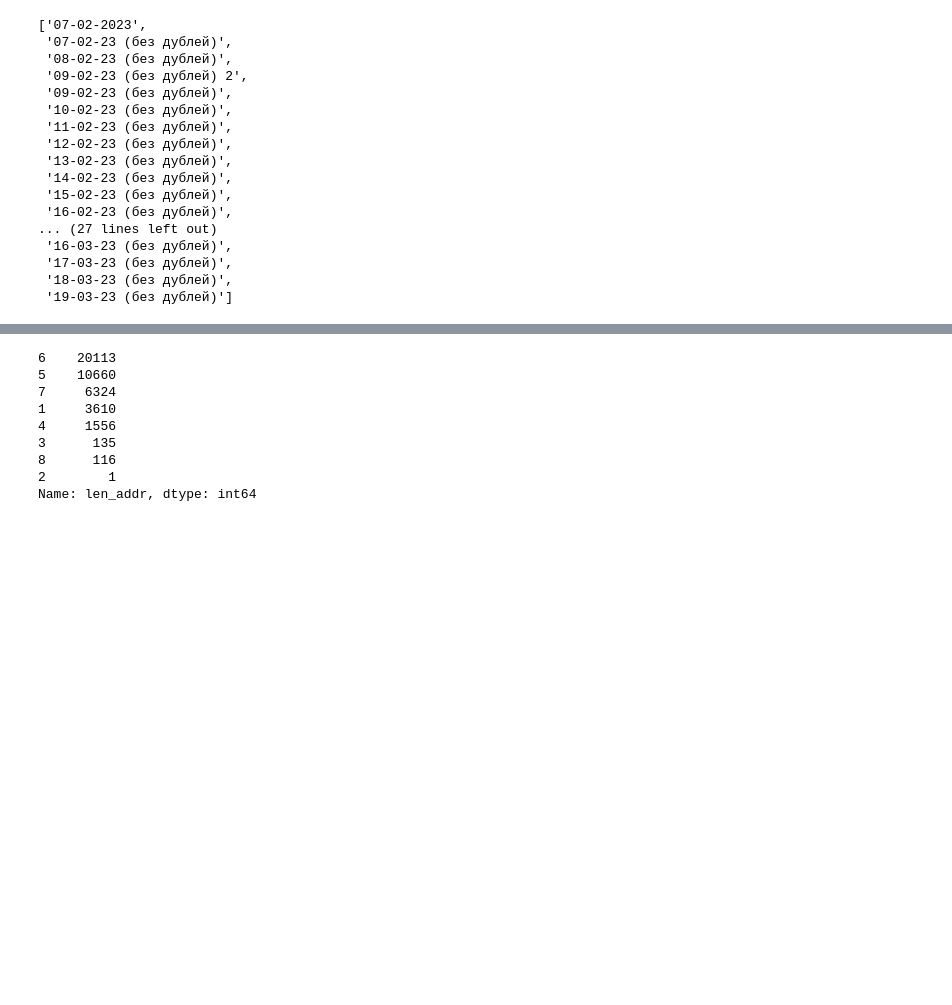
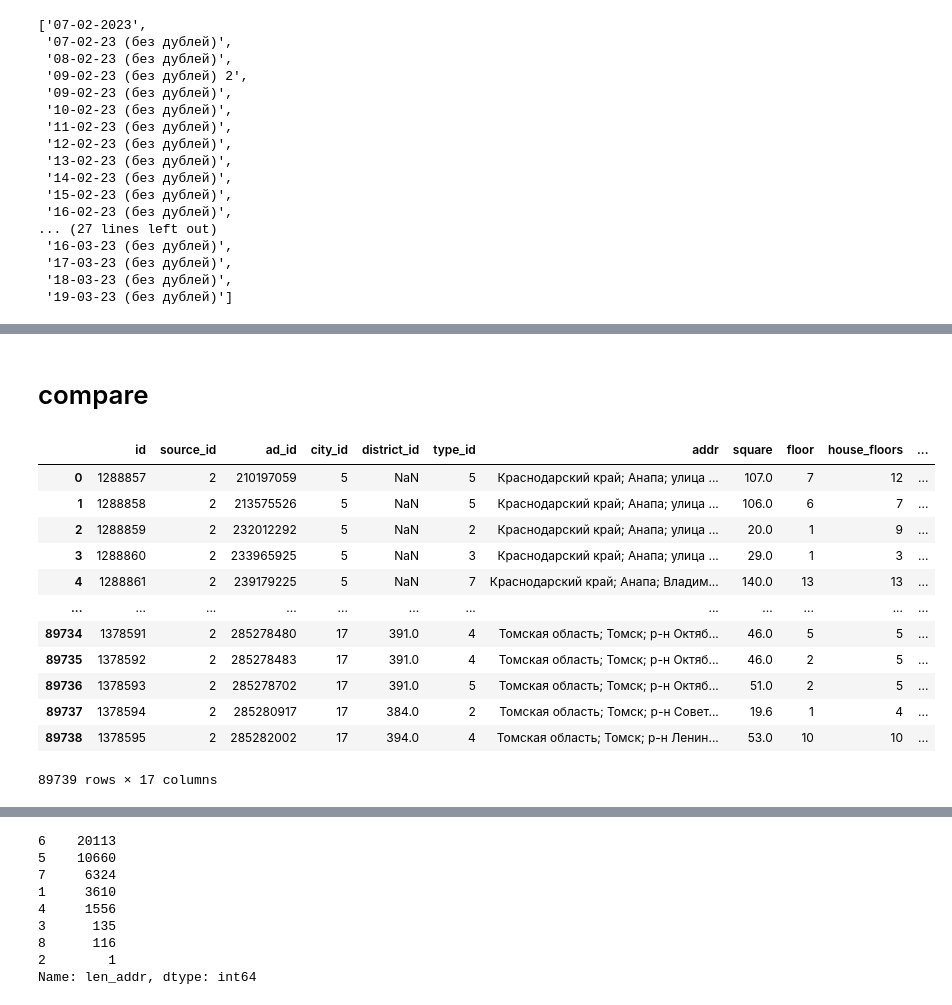
Before and after one commit to Nedvizhka/yadisk_loader, a Jupyter notebook: dev_check_jupyter/parse_avito_to_realty_prices.ipynb, the cells around one changed output, grey strips where cells are left out. Saved outputs shown, nothing was run; the diff lists cells and outputs as text; code cells hidden in the pictures; blank space fills up the shorter version.

```diff
--- a/dev_check_jupyter/parse_avito_to_realty_prices.ipynb
+++ b/dev_check_jupyter/parse_avito_to_realty_prices.ipynb
@@ -1255,0 +1318,36 @@ asd.split('\n')[:-1]
+# %%
+import configparser
+
+config = configparser.ConfigParser()
+config.read('config.ini')
+ssh_host = config['database']['ssh_host_test']
+ssh_port = int(config['database']['ssh_port'])
+ssh_username = config['database']['ssh_username']
+ssh_password = config['database']['ssh_password']
+database_username = config['database']['database_username']
+database_password = config['database']['database_password']
+database_name = config['database']['database_name']
+localhost = config['database']['localhost']
+localhost_port = int(config['database']['localhost_port'])
+table_name = config['database']['table_name']
+ya_api = config['yandex']['ya_api']
+ya_link = config['yandex']['ya_link']
+ya_token = config['yandex']['ya_token']
+# %%
+sql_server, sql_engine = get_sql_engine(ssh_host, ssh_port, ssh_username, ssh_password, localhost,
+                                        localhost_port, database_username, database_password, database_name)
+# %%
+def get_version(engine):
+    last_version = "SELECT * FROM realty WHERE source_id = 2 AND date = '2023-03-24'"
+    try:
+        con_obj=engine.connect()
+        last_version_db = pd.read_sql(text(last_version), con=con_obj)
+        con_obj.close()
+        exc_code = None
+    except Exception as exc:
+        print(exc)
+        city_db = None
+        exc_code = exc.code
+    return last_version_db, exc_code
+# %%
+csv_version = get_version(sql_engine)[0]
@@ -1255,0 +1356,18 @@ asd.split('\n')[:-1]
+# %% [markdown]
+# compare
+# %%
+csv_version
+# %% [output]
+|  | id | source_id | ad_id | city_id | district_id | type_id | addr | square | floor | house_floors | ... |
+| 0 | 1288857 | 2 | 210197059 | 5 | NaN | 5 | Краснодарский край; Анапа; улица ... | 107.0 | 7 | 12 | ... |
+| 1 | 1288858 | 2 | 213575526 | 5 | NaN | 5 | Краснодарский край; Анапа; улица ... | 106.0 | 6 | 7 | ... |
+| 2 | 1288859 | 2 | 232012292 | 5 | NaN | 2 | Краснодарский край; Анапа; улица ... | 20.0 | 1 | 9 | ... |
+| 3 | 1288860 | 2 | 233965925 | 5 | NaN | 3 | Краснодарский край; Анапа; улица ... | 29.0 | 1 | 3 | ... |
+| 4 | 1288861 | 2 | 239179225 | 5 | NaN | 7 | Краснодарский край; Анапа; Владим... | 140.0 | 13 | 13 | ... |
+| ... | ... | ... | ... | ... | ... | ... | ... | ... | ... | ... | ... |
+| 89734 | 1378591 | 2 | 285278480 | 17 | 391.0 | 4 | Томская область; Томск; р-н Октяб... | 46.0 | 5 | 5 | ... |
+| 89735 | 1378592 | 2 | 285278483 | 17 | 391.0 | 4 | Томская область; Томск; р-н Октяб... | 46.0 | 2 | 5 | ... |
+| 89736 | 1378593 | 2 | 285278702 | 17 | 391.0 | 5 | Томская область; Томск; р-н Октяб... | 51.0 | 2 | 5 | ... |
+| 89737 | 1378594 | 2 | 285280917 | 17 | 384.0 | 2 | Томская область; Томск; р-н Совет... | 19.6 | 1 | 4 | ... |
+| 89738 | 1378595 | 2 | 285282002 | 17 | 394.0 | 4 | Томская область; Томск; р-н Ленин... | 53.0 | 10 | 10 | ... |
+89739 rows × 17 columns
```
Also changed, not shown: parts of 59 cells of this notebook, 1 other file.
